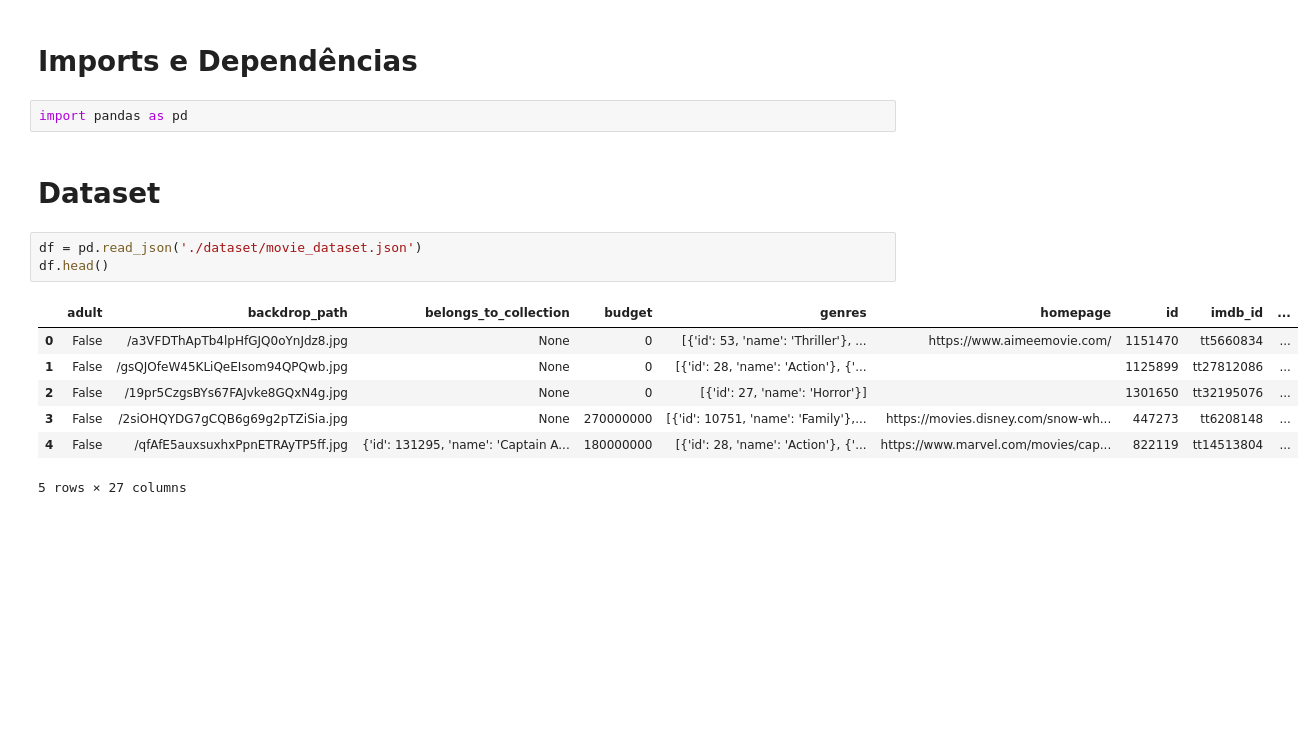
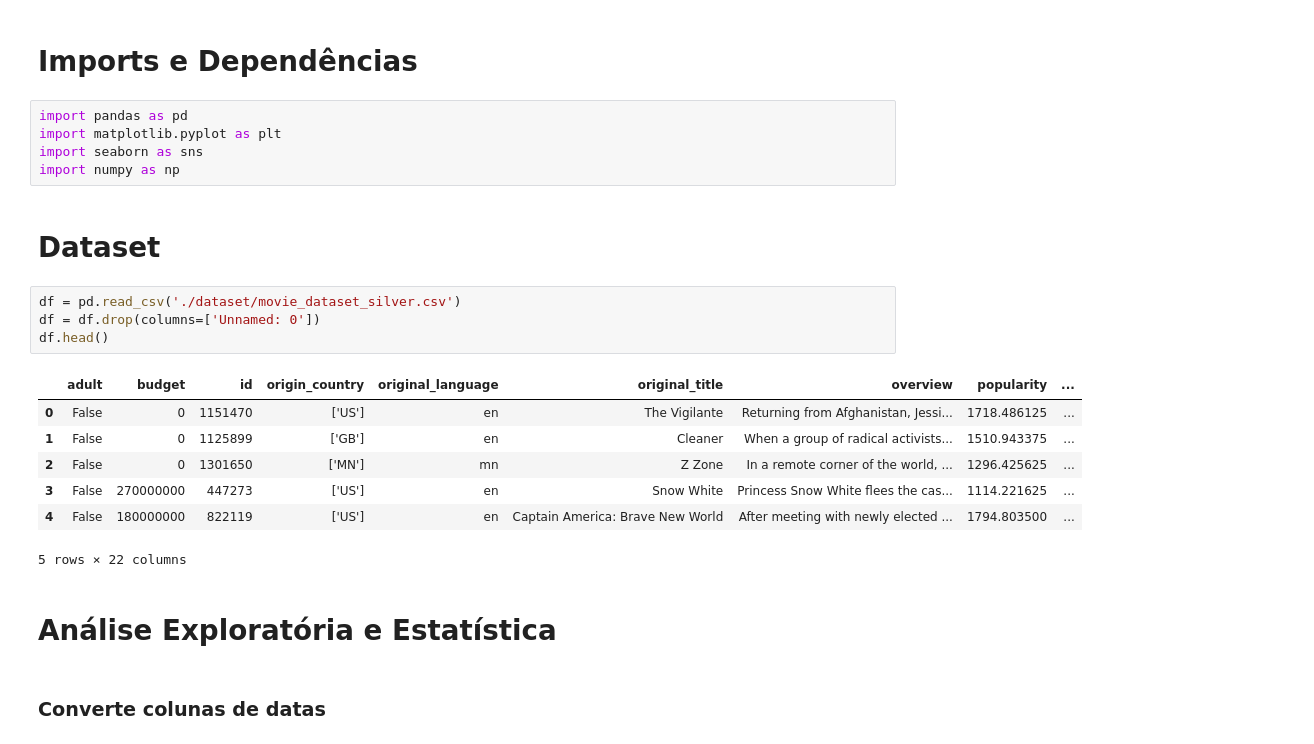
Before and after one commit to LuizGPassos/ted-7-projeto-final, a Jupyter notebook: analysis/exploratory_analysis.ipynb, the cells around one changed output. Saved outputs shown, nothing was run; the diff lists cells and outputs as text; blank space fills up the shorter version.

```diff
--- a/analysis/exploratory_analysis.ipynb
+++ b/analysis/exploratory_analysis.ipynb
@@ -1,17 +1,25 @@
 # %% [markdown]
 # Imports e Dependências
-# %%
-import pandas as pd
+# %%
+import pandas as pd
+import matplotlib.pyplot as plt
+import seaborn as sns
+import numpy as np
 # %% [markdown]
 # Dataset
 # %%
-df = pd.read_json('./dataset/movie_dataset.json')
+df = pd.read_csv('./dataset/movie_dataset_silver.csv')
+df = df.drop(columns=['Unnamed: 0'])
 df.head()
 # %% [output]
-|  | adult | backdrop_path | belongs_to_collection | budget | genres | homepage | id | imdb_id | ... |
-| 0 | False | /a3VFDThApTb4lpHfGJQ0oYnJdz8.jpg | None | 0 | [{'id': 53, 'name': 'Thriller'}, ... | https://www.aimeemovie.com/ | 1151470 | tt5660834 | ... |
-| 1 | False | /gsQJOfeW45KLiQeEIsom94QPQwb.jpg | None | 0 | [{'id': 28, 'name': 'Action'}, {'... |  | 1125899 | tt27812086 | ... |
-| 2 | False | /19pr5CzgsBYs67FAJvke8GQxN4g.jpg | None | 0 | [{'id': 27, 'name': 'Horror'}] |  | 1301650 | tt32195076 | ... |
-| 3 | False | /2siOHQYDG7gCQB6g69g2pTZiSia.jpg | None | 270000000 | [{'id': 10751, 'name': 'Family'},... | https://movies.disney.com/snow-wh... | 447273 | tt6208148 | ... |
-| 4 | False | /qfAfE5auxsuxhxPpnETRAyTP5ff.jpg | {'id': 131295, 'name': 'Captain A... | 180000000 | [{'id': 28, 'name': 'Action'}, {'... | https://www.marvel.com/movies/cap... | 822119 | tt14513804 | ... |
+|  | adult | budget | id | origin_country | original_language | original_title | overview | popularity | ... |
+| 0 | False | 0 | 1151470 | ['US'] | en | The Vigilante | Returning from Afghanistan, Jessi... | 1718.486125 | ... |
+| 1 | False | 0 | 1125899 | ['GB'] | en | Cleaner | When a group of radical activists... | 1510.943375 | ... |
+| 2 | False | 0 | 1301650 | ['MN'] | mn | Z Zone | In a remote corner of the world, ... | 1296.425625 | ... |
+| 3 | False | 270000000 | 447273 | ['US'] | en | Snow White | Princess Snow White flees the cas... | 1114.221625 | ... |
+| 4 | False | 180000000 | 822119 | ['US'] | en | Captain America: Brave New World | After meeting with newly elected ... | 1794.803500 | ... |
-5 rows × 27 columns
+5 rows × 22 columns
+# %% [markdown]
+# Análise Exploratória e Estatística
+# %% [markdown]
+### Converte colunas de datas
```
Also changed, not shown: parts of 10 cells of this notebook, 1 other file.
